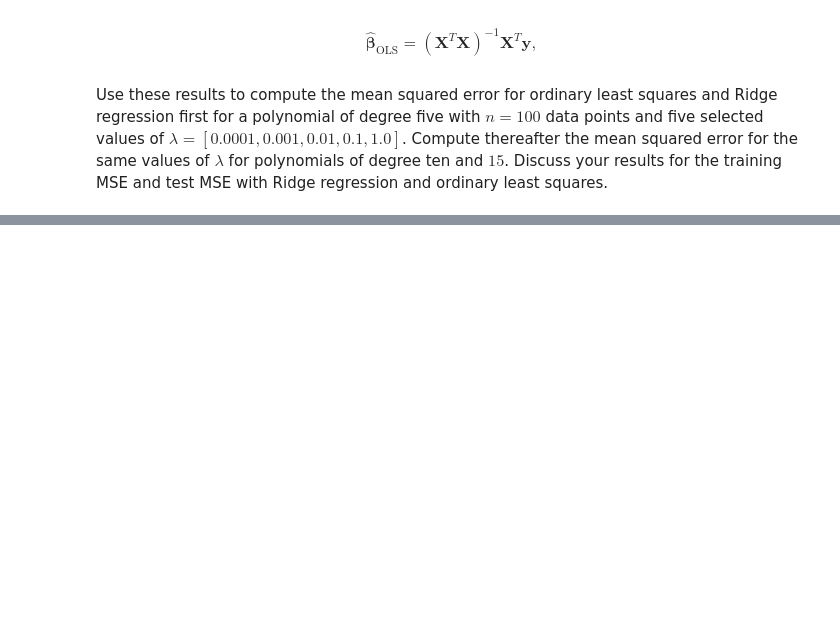
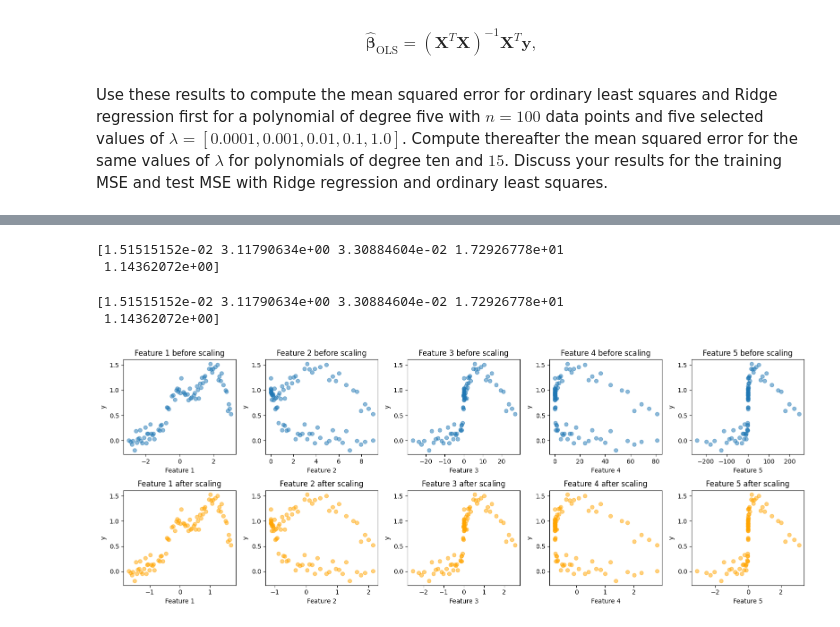
Before and after one commit to Elisaottoboni/Machine-Learning-University-of-Oslo, a Jupyter notebook: week_36/w36_Gabriele.ipynb, the cells around one changed output, grey strips where cells are left out. Saved outputs shown, nothing was run; the diff lists cells and outputs as text; code cells hidden in the pictures; blank space fills up the shorter version.

```diff
--- a/week_36/w36_Gabriele.ipynb
+++ b/week_36/w36_Gabriele.ipynb
@@ -145,0 +161,5 @@ Ridge regression and ordinary least squares.
+# %%
+# design matrix
+X = np.hstack([x**i for i in range(6)])
+X = X[:, ~(np.all(X == 1, axis=0))]
+display(X)
@@ -145,0 +184,58 @@ Ridge regression and ordinary least squares.
+# %%
+from sklearn.model_selection import train_test_split
+
+X_train, X_test, y_train, y_test = train_test_split(X, y, test_size=0.2)
+
+# Evaluate the mean
+X_train_mean = np.mean(X_train, axis=0)
+
+# Center by removing the mean from each feature
+X_train_scaled = X_train - X_train_mean
+X_test_scaled = X_test - X_train_mean
+
+y_scaler = np.mean(y_train)
+y_train_scaled = y_train - y_scaler
+
+print(X_train_mean)
+# %% [output]
+[1.51515152e-02 3.11790634e+00 3.30884604e-02 1.72926778e+01
+ 1.14362072e+00]
+# %%
+from sklearn.preprocessing import StandardScaler
+
+scaler = StandardScaler()
+
+scaler_train = scaler.fit_transform(X_train)
+scaler_test = scaler.transform(X_test)
+print(scaler.mean_)
+# %% [output]
+[1.51515152e-02 3.11790634e+00 3.30884604e-02 1.72926778e+01
+ 1.14362072e+00]
+# %%
+import numpy as np
+import matplotlib.pyplot as plt
+import seaborn as sns
+
+# Eseguiamo i grafici scatter plot prima dello scaling
+n_features = X_train.shape[1]
+plt.figure(figsize=(16, 6))
+
+for i in range(n_features):
+    plt.subplot(2, n_features, i + 1)
+    plt.scatter(X_train[:, i], y_train, alpha=0.5)
+    plt.title(f'Feature {i+1} before scaling')
+    plt.xlabel(f'Feature {i+1}')
+    plt.ylabel('y')
+
+# Eseguiamo i grafici scatter plot dopo lo scaling
+for i in range(n_features):
+    plt.subplot(2, n_features, n_features + i + 1)
+    plt.scatter(scaler_train[:, i], y_train, alpha=0.5, color='orange')
+    plt.title(f'Feature {i+1} after scaling')
+    plt.xlabel(f'Feature {i+1}')
+    plt.ylabel('y')
+
+plt.tight_layout()
+plt.show()
+# %% [output]
+[figure, added]
```
Also changed, not shown: parts of 7 cells of this notebook.
